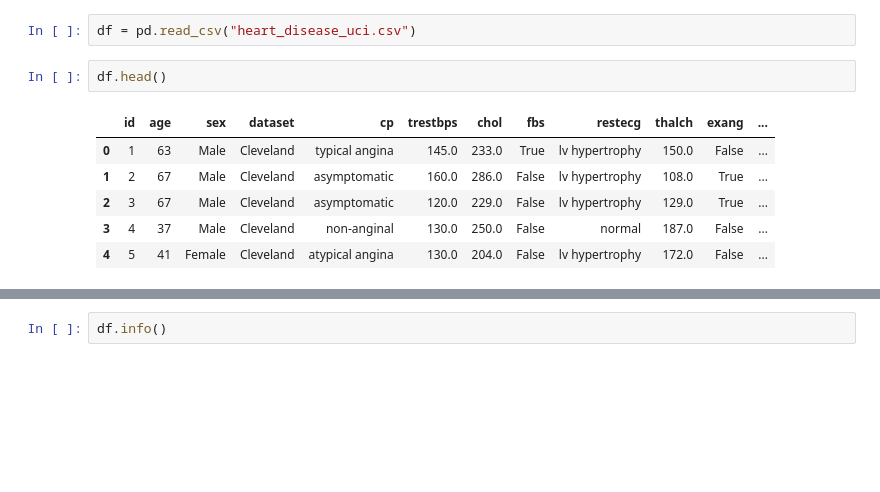
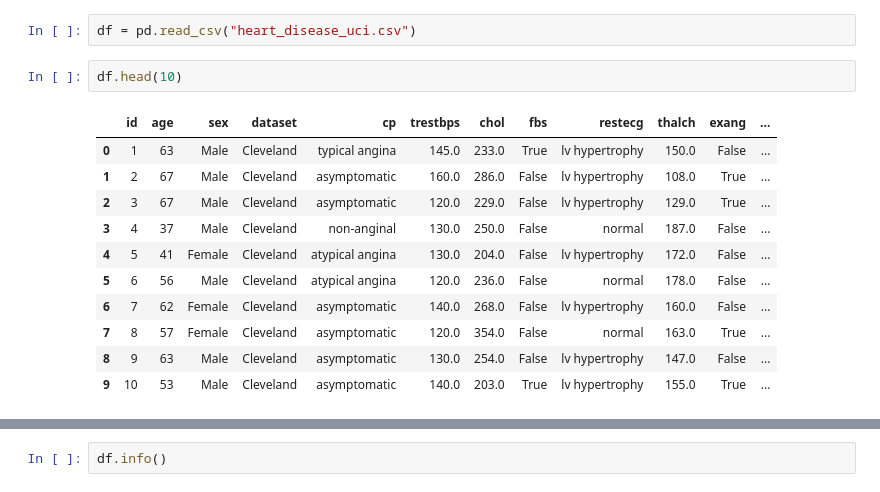
Before and after one commit to sandeshbhatta495/AI, a Jupyter notebook: Logistic Regression/reference project/classification-metrics-binary manipulation.ipynb, the cells around one changed output, grey strips where cells are left out. Cells and saved outputs as stored; diff of their text form; blank space fills up the shorter version.

```diff
--- a/Logistic Regression/reference project/classification-metrics-binary manipulation.ipynb
+++ b/Logistic Regression/reference project/classification-metrics-binary manipulation.ipynb
@@ -4,11 +4,16 @@ import pandas as pd
 # %%
 df = pd.read_csv("heart_disease_uci.csv")
 # %%
-df.head()
+df.head(10)
 # %% [output]
 |  | id | age | sex | dataset | cp | trestbps | chol | fbs | restecg | thalch | exang | ... |
 | 0 | 1 | 63 | Male | Cleveland | typical angina | 145.0 | 233.0 | True | lv hypertrophy | 150.0 | False | ... |
 | 1 | 2 | 67 | Male | Cleveland | asymptomatic | 160.0 | 286.0 | False | lv hypertrophy | 108.0 | True | ... |
 | 2 | 3 | 67 | Male | Cleveland | asymptomatic | 120.0 | 229.0 | False | lv hypertrophy | 129.0 | True | ... |
 | 3 | 4 | 37 | Male | Cleveland | non-anginal | 130.0 | 250.0 | False | normal | 187.0 | False | ... |
 | 4 | 5 | 41 | Female | Cleveland | atypical angina | 130.0 | 204.0 | False | lv hypertrophy | 172.0 | False | ... |
+| 5 | 6 | 56 | Male | Cleveland | atypical angina | 120.0 | 236.0 | False | normal | 178.0 | False | ... |
+| 6 | 7 | 62 | Female | Cleveland | asymptomatic | 140.0 | 268.0 | False | lv hypertrophy | 160.0 | False | ... |
+| 7 | 8 | 57 | Female | Cleveland | asymptomatic | 120.0 | 354.0 | False | normal | 163.0 | True | ... |
+| 8 | 9 | 63 | Male | Cleveland | asymptomatic | 130.0 | 254.0 | False | lv hypertrophy | 147.0 | False | ... |
+| 9 | 10 | 53 | Male | Cleveland | asymptomatic | 140.0 | 203.0 | True | lv hypertrophy | 155.0 | True | ... |
```
Also changed, not shown: parts of 8 cells of this notebook.
